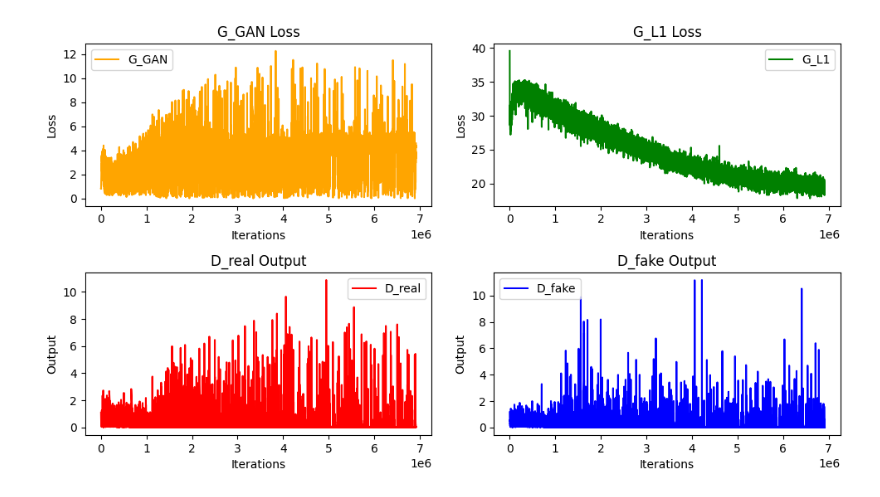
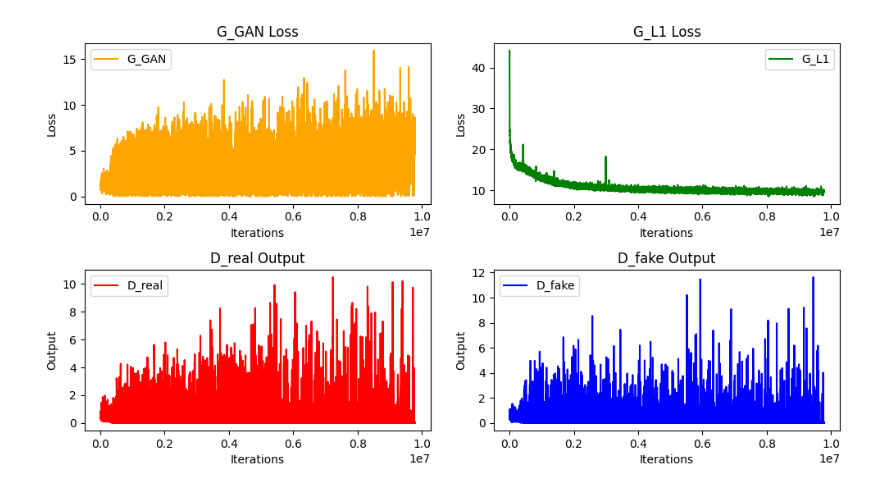
Before and after one commit to scalable-design-participation-lab/re-blocking, a Jupyter notebook: model-evaluation/logs-visualised.ipynb, the cells around one changed output. Saved outputs shown, nothing was run; the diff lists cells and outputs as text; code cells hidden in the pictures.

Commit message:
new logs visualised

```diff
--- a/model-evaluation/logs-visualised.ipynb
+++ b/model-evaluation/logs-visualised.ipynb
@@ -14,7 +14,7 @@ D_fake = []
 pattern = r"epoch: (\d+), iters: (\d+),.*G_GAN: ([\d.]+) G_L1: ([\d.]+) D_real: ([\d.]+) D_fake: ([\d.]+)"
 
 # Read and parse the log file
-with open('loss_log_nc-charlotte-200-150-v100_344-epochs.txt', 'r') as file:
+with open('loss_log-pittsburgh-20.txt', 'r') as file:
     for line in file:
         match = re.search(pattern, line)
         if match:
@@ -32,31 +32,31 @@ plt.subplot(3, 2, 1)
 plt.plot(iters, G_GAN, label='G_GAN', color='orange')
 plt.xlabel('Iterations')
 plt.ylabel('Loss')
 plt.title('G_GAN Loss')
 plt.legend()
 
 plt.subplot(3, 2, 2)
 plt.plot(iters, G_L1, label='G_L1', color='green')
 plt.xlabel('Iterations')
 plt.ylabel('Loss')
 plt.title('G_L1 Loss')
 plt.legend()
 
 plt.subplot(3, 2, 3)
 plt.plot(iters, D_real, label='D_real', color='red')
 plt.xlabel('Iterations')
 plt.ylabel('Output')
 plt.title('D_real Output')
 plt.legend()
 
 plt.subplot(3, 2, 4)
 plt.plot(iters, D_fake, label='D_fake', color='blue')
 plt.xlabel('Iterations')
 plt.ylabel('Output')
 plt.title('D_fake Output')
 plt.legend()
 
 plt.tight_layout()
 plt.show()
 # %% [output]
-[figure, old version]
+[figure, new version]
```
Also changed, not shown: 7 other files.
